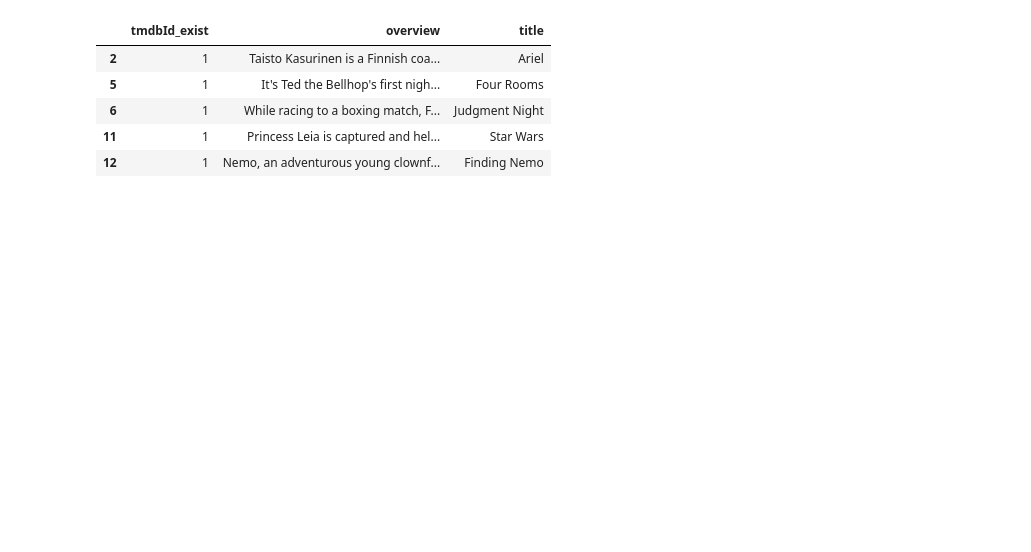
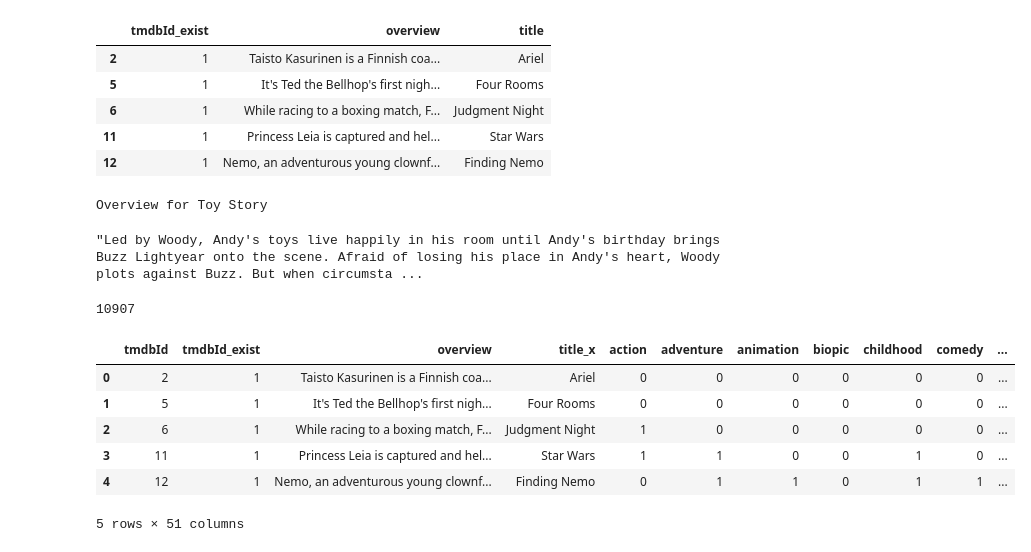
Before and after one commit to Darrkong/movie_poster_analysis, a Jupyter notebook: Movie_overview_analysis.ipynb, the cells around one changed output. Cells and saved outputs as stored; diff of their text form; code cells hidden in the pictures; blank space fills up the shorter version.

```diff
--- a/Movie_overview_analysis.ipynb
+++ b/Movie_overview_analysis.ipynb
@@ -318,6 +346,12 @@ overviews_df.head()
 | 6 | 1 | While racing to a boxing match, F... | Judgment Night |
 | 11 | 1 | Princess Leia is captured and hel... | Star Wars |
 | 12 | 1 | Nemo, an adventurous young clownf... | Finding Nemo |
+# %%
+print('Overview for Toy Story')
+overviews_df['overview'][862]
+# %% [output]
+Overview for Toy Story
+"Led by Woody, Andy's toys live happily in his room until Andy's birthday brings Buzz Lightyear onto the scene. Afraid of losing his place in Andy's heart, Woody plots against Buzz. But when circumsta ...
 # %%
 overviews_df = overviews_df.reset_index().rename(columns={'index':'tmdbId'})
 overviews_df.overview=overviews_df.overview.astype(str)
@@ -325,0 +362,14 @@ final= pd.merge(overviews_df, genome_tags_binary, left_on = 'tmdbId', right_on =
+# %%
+len(final)
+# %% [output]
+10907
+# %%
+final.head()
+# %% [output]
+|  | tmdbId | tmdbId_exist | overview | title_x | action | adventure | animation | biopic | childhood | comedy | ... |
+| 0 | 2 | 1 | Taisto Kasurinen is a Finnish coa... | Ariel | 0 | 0 | 0 | 0 | 0 | 0 | ... |
+| 1 | 5 | 1 | It's Ted the Bellhop's first nigh... | Four Rooms | 0 | 0 | 0 | 0 | 0 | 0 | ... |
+| 2 | 6 | 1 | While racing to a boxing match, F... | Judgment Night | 1 | 0 | 0 | 0 | 0 | 0 | ... |
+| 3 | 11 | 1 | Princess Leia is captured and hel... | Star Wars | 1 | 1 | 0 | 0 | 1 | 0 | ... |
+| 4 | 12 | 1 | Nemo, an adventurous young clownf... | Finding Nemo | 0 | 1 | 1 | 0 | 1 | 1 | ... |
+5 rows × 51 columns
```
Also changed, not shown: parts of 62 cells of this notebook.
